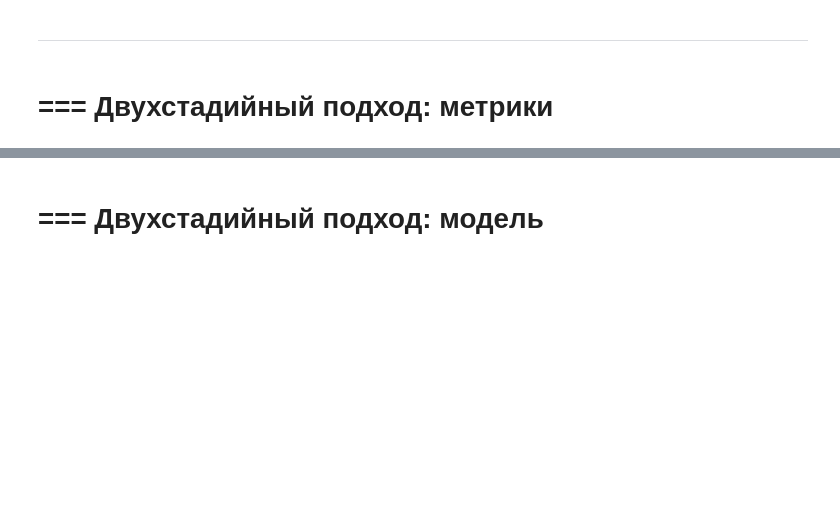
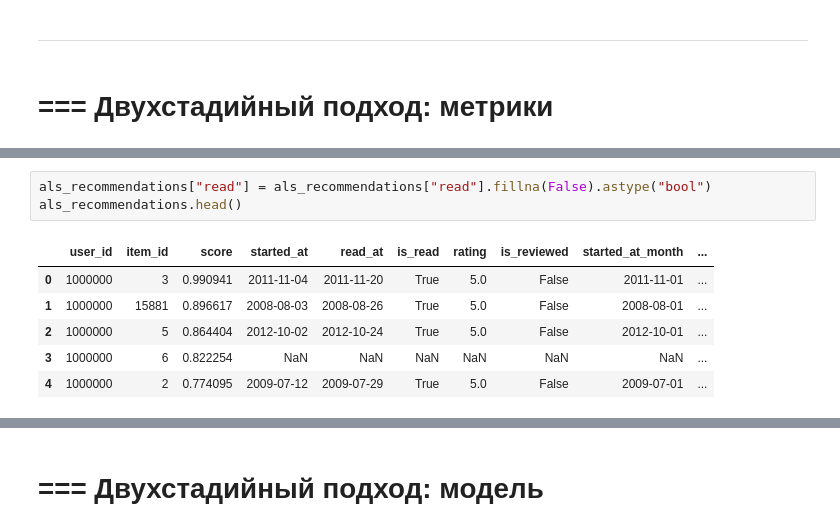
Before and after one commit to ozerge/mle-recsys-start, a Jupyter notebook: main_offline2.ipynb, the cells around one changed output, grey strips where cells are left out. Cells and saved outputs as stored; diff of their text form; blank space fills up the shorter version.

```diff
--- a/main_offline2.ipynb
+++ b/main_offline2.ipynb
@@ -2035,0 +2080,10 @@ ________________________________________________________________________________
+# %%
+als_recommendations["read"] = als_recommendations["read"].fillna(False).astype("bool")
+als_recommendations.head()
+# %% [output]
+|  | user_id | item_id | score | started_at | read_at | is_read | rating | is_reviewed | started_at_month | ... |
+| 0 | 1000000 | 3 | 0.990941 | 2011-11-04 | 2011-11-20 | True | 5.0 | False | 2011-11-01 | ... |
+| 1 | 1000000 | 15881 | 0.896617 | 2008-08-03 | 2008-08-26 | True | 5.0 | False | 2008-08-01 | ... |
+| 2 | 1000000 | 5 | 0.864404 | 2012-10-02 | 2012-10-24 | True | 5.0 | False | 2012-10-01 | ... |
+| 3 | 1000000 | 6 | 0.822254 | NaN | NaN | NaN | NaN | NaN | NaN | ... |
+| 4 | 1000000 | 2 | 0.774095 | 2009-07-12 | 2009-07-29 | True | 5.0 | False | 2009-07-01 | ... |
```
Also changed, not shown: parts of 22 cells of this notebook.
